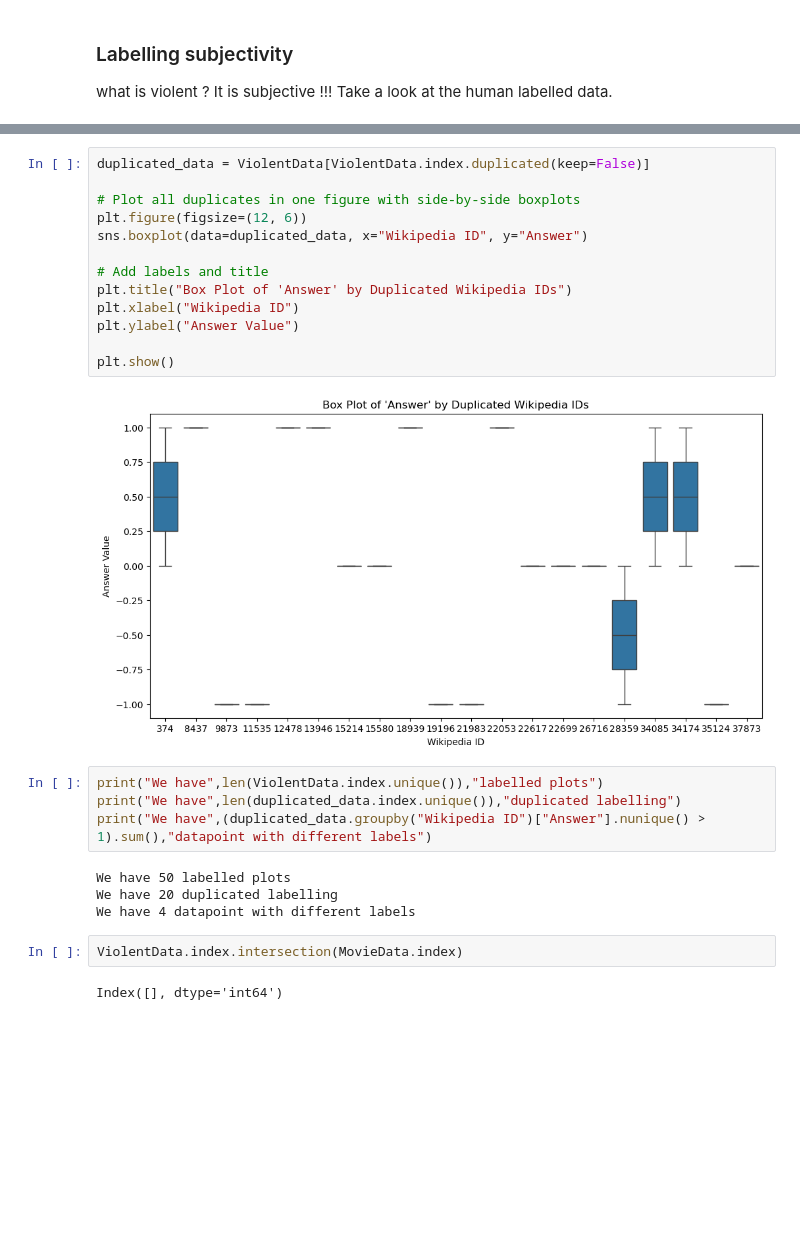
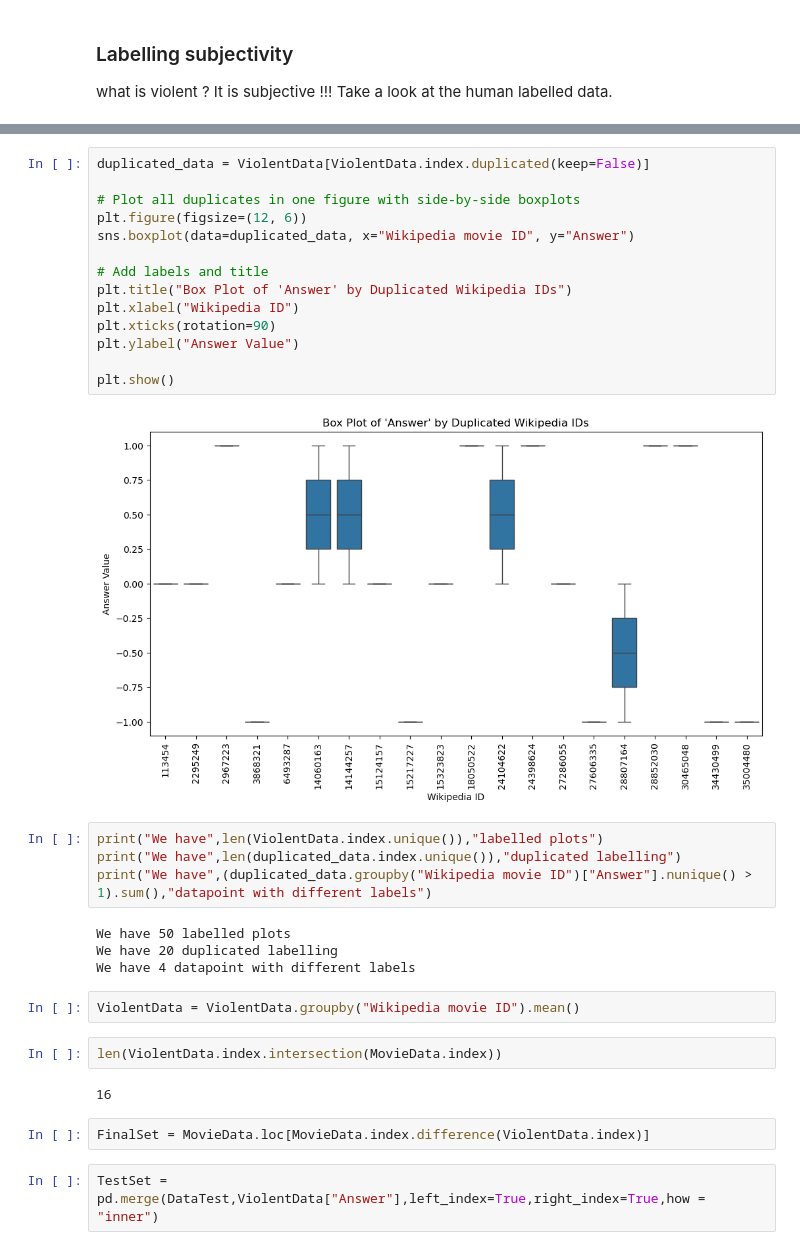
Before and after one commit to epfl-ada/ada-2024-project-alligatorsdontapologize24, a Jupyter notebook: src/script/Violence_regression.ipynb, the cells around one changed output, grey strips where cells are left out. Saved outputs shown, nothing was run; the diff lists cells and outputs as text; blank space fills up the shorter version.

```diff
--- a/src/script/Violence_regression.ipynb
+++ b/src/script/Violence_regression.ipynb
@@ -104,27 +104,34 @@ display(ViolentData.head())
 # %%
 duplicated_data = ViolentData[ViolentData.index.duplicated(keep=False)]
 
 # Plot all duplicates in one figure with side-by-side boxplots
 plt.figure(figsize=(12, 6))
-sns.boxplot(data=duplicated_data, x="Wikipedia ID", y="Answer")
+sns.boxplot(data=duplicated_data, x="Wikipedia movie ID", y="Answer")
 
 # Add labels and title
 plt.title("Box Plot of 'Answer' by Duplicated Wikipedia IDs")
 plt.xlabel("Wikipedia ID")
+plt.xticks(rotation=90)
 plt.ylabel("Answer Value")
 
 plt.show()
 # %% [output]
-[figure, old version]
+[figure, new version]
 # %%
 print("We have",len(ViolentData.index.unique()),"labelled plots")
 print("We have",len(duplicated_data.index.unique()),"duplicated labelling")
-print("We have",(duplicated_data.groupby("Wikipedia ID")["Answer"].nunique() > 1).sum(),"datapoint with different labels")
+print("We have",(duplicated_data.groupby("Wikipedia movie ID")["Answer"].nunique() > 1).sum(),"datapoint with different labels")
 # %% [output]
 We have 50 labelled plots
 We have 20 duplicated labelling
 We have 4 datapoint with different labels
+# %%
+ViolentData = ViolentData.groupby("Wikipedia movie ID").mean()
 # %%
-ViolentData.index.intersection(MovieData.index)
+len(ViolentData.index.intersection(MovieData.index))
 # %% [output]
-Index([], dtype='int64')
+16
+# %%
+FinalSet = MovieData.loc[MovieData.index.difference(ViolentData.index)]
+# %%
+TestSet = pd.merge(DataTest,ViolentData["Answer"],left_index=True,right_index=True,how = "inner")
```
Also changed, not shown: parts of 4 cells of this notebook, 5 other files.
